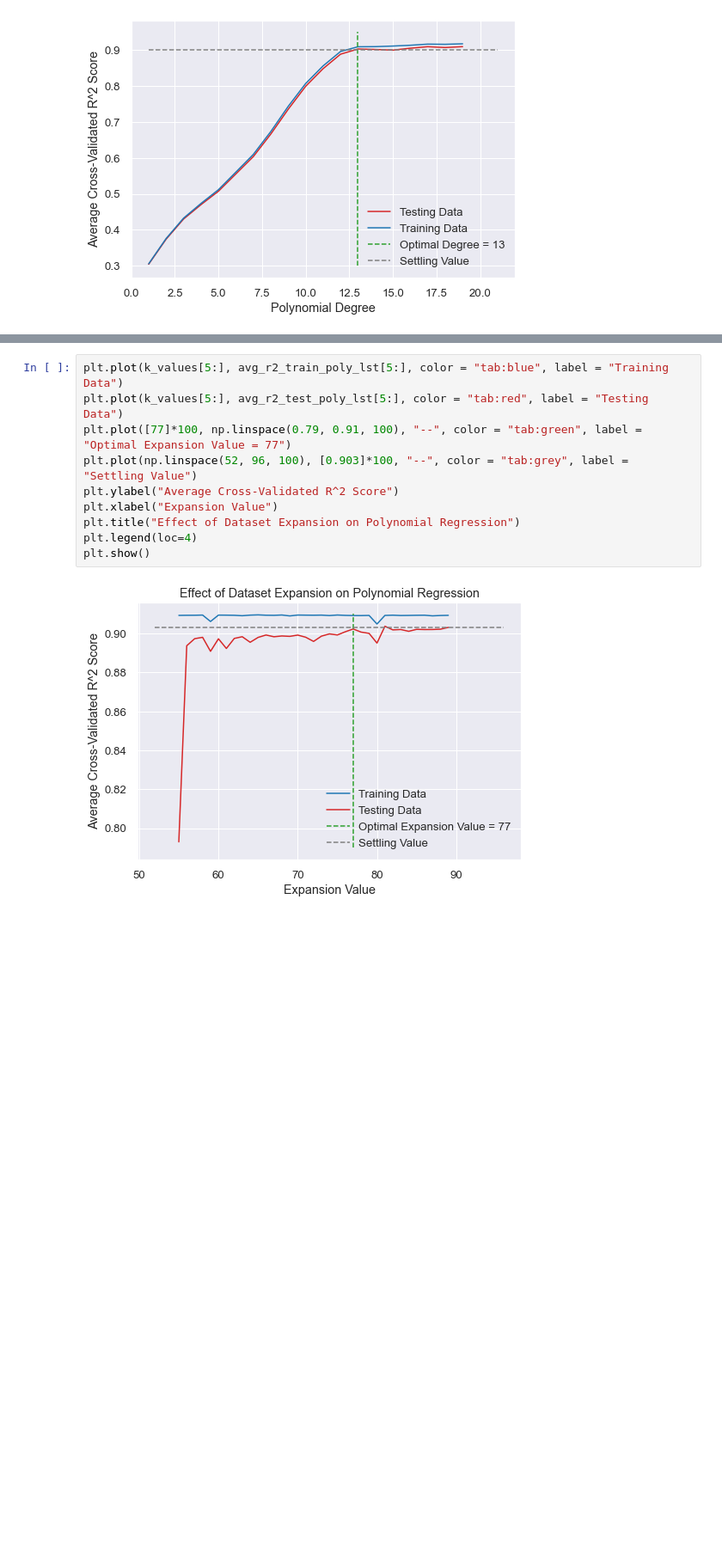
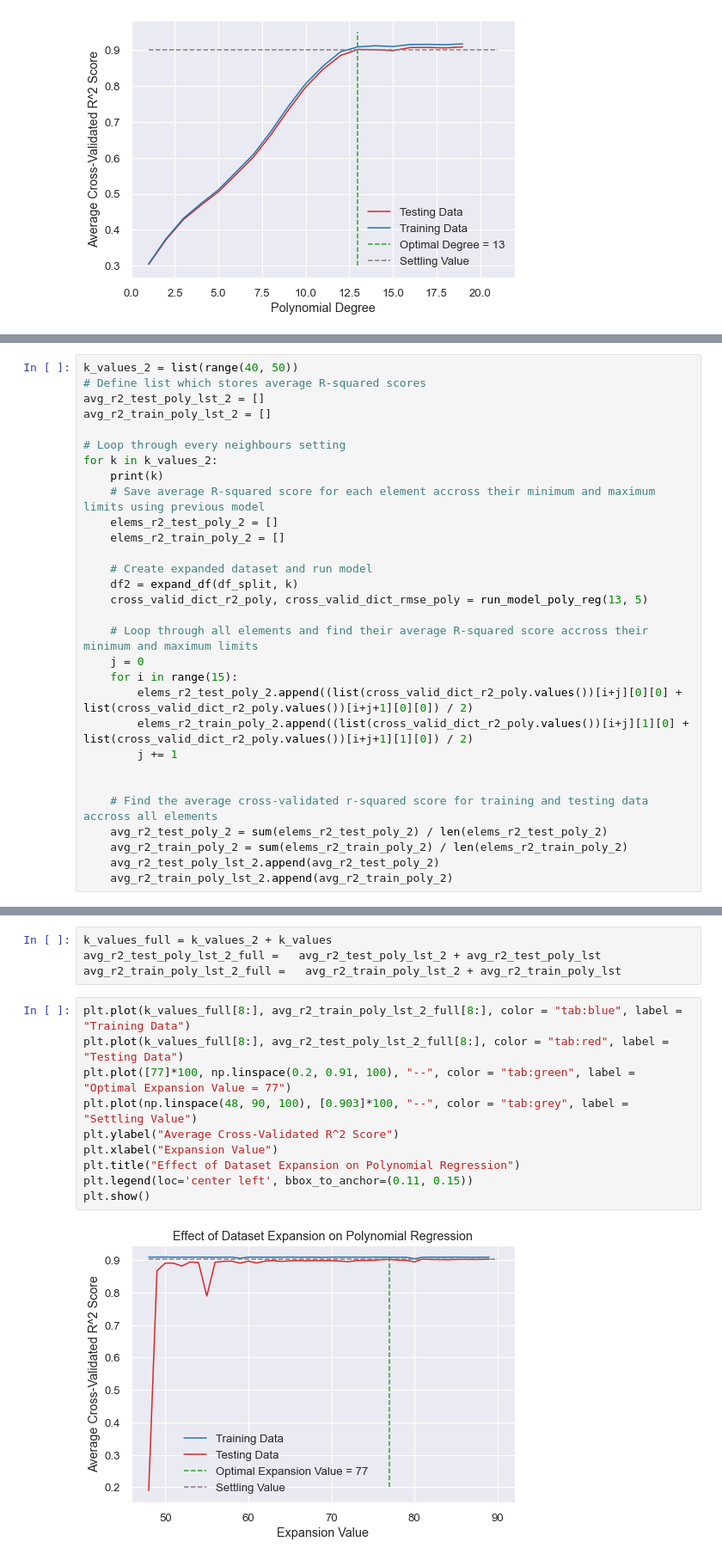
Before and after one commit to szayed99/Steel-Classification-Through-Machine-Learning, a Jupyter notebook: Regression (1).ipynb, the cells around one changed output, grey strips where cells are left out. Shown at 86% size. Saved outputs shown, nothing was run; the diff lists cells and outputs as text; blank space fills up the shorter version.

```diff
--- a/Regression (1).ipynb
+++ b/Regression (1).ipynb
@@ -1031,0 +1104,30 @@ for k in k_values:
+# %%
+k_values_2 = list(range(40, 50))
+# Define list which stores average R-squared scores
+avg_r2_test_poly_lst_2 = []
+avg_r2_train_poly_lst_2 = []
+
+# Loop through every neighbours setting
+for k in k_values_2:
+    print(k)
+    # Save average R-squared score for each element accross their minimum and maximum limits using previous model
+    elems_r2_test_poly_2 = []
+    elems_r2_train_poly_2 = []
+
+    # Create expanded dataset and run model
+    df2 = expand_df(df_split, k)
+    cross_valid_dict_r2_poly, cross_valid_dict_rmse_poly = run_model_poly_reg(13, 5)
+
+    # Loop through all elements and find their average R-squared score accross their minimum and maximum limits
+    j = 0
+    for i in range(15):
+        elems_r2_test_poly_2.append((list(cross_valid_dict_r2_poly.values())[i+j][0][0] + list(cross_valid_dict_r2_poly.values())[i+j+1][0][0]) / 2)
+        elems_r2_train_poly_2.append((list(cross_valid_dict_r2_poly.values())[i+j][1][0] + list(cross_valid_dict_r2_poly.values())[i+j+1][1][0]) / 2)
+        j += 1
+
+
+    # Find the average cross-validated r-squared score for training and testing data accross all elements
+    avg_r2_test_poly_2 = sum(elems_r2_test_poly_2) / len(elems_r2_test_poly_2)
+    avg_r2_train_poly_2 = sum(elems_r2_train_poly_2) / len(elems_r2_train_poly_2)
+    avg_r2_test_poly_lst_2.append(avg_r2_test_poly_2)
+    avg_r2_train_poly_lst_2.append(avg_r2_train_poly_2)
@@ -1032,15 +1145,19 @@ for k in k_values:
+# %%
+k_values_full = k_values_2 + k_values
+avg_r2_test_poly_lst_2_full =   avg_r2_test_poly_lst_2 + avg_r2_test_poly_lst
+avg_r2_train_poly_lst_2_full =   avg_r2_train_poly_lst_2 + avg_r2_train_poly_lst
 # %%
-plt.plot(k_values[5:], avg_r2_train_poly_lst[5:], color = "tab:blue", label = "Training Data")
-plt.plot(k_values[5:], avg_r2_test_poly_lst[5:], color = "tab:red", label = "Testing Data")
-plt.plot([77]*100, np.linspace(0.79, 0.91, 100), "--", color = "tab:green", label = "Optimal Expansion Value = 77")
-plt.plot(np.linspace(52, 96, 100), [0.903]*100, "--", color = "tab:grey", label = "Settling Value")
+plt.plot(k_values_full[8:], avg_r2_train_poly_lst_2_full[8:], color = "tab:blue", label = "Training Data")
+plt.plot(k_values_full[8:], avg_r2_test_poly_lst_2_full[8:], color = "tab:red", label = "Testing Data")
+plt.plot([77]*100, np.linspace(0.2, 0.91, 100), "--", color = "tab:green", label = "Optimal Expansion Value = 77")
+plt.plot(np.linspace(48, 90, 100), [0.903]*100, "--", color = "tab:grey", label = "Settling Value")
 plt.ylabel("Average Cross-Validated R^2 Score")
 plt.xlabel("Expansion Value")
 plt.title("Effect of Dataset Expansion on Polynomial Regression")
-plt.legend(loc=4)
+plt.legend(loc='center left', bbox_to_anchor=(0.11, 0.15))
 plt.show()
 # %% [output]
-[figure, old version]
+[figure, new version]
 # %%
 import matplotlib.pyplot as plt
 import seaborn as sns
```
Also changed, not shown: parts of 21 cells of this notebook.
